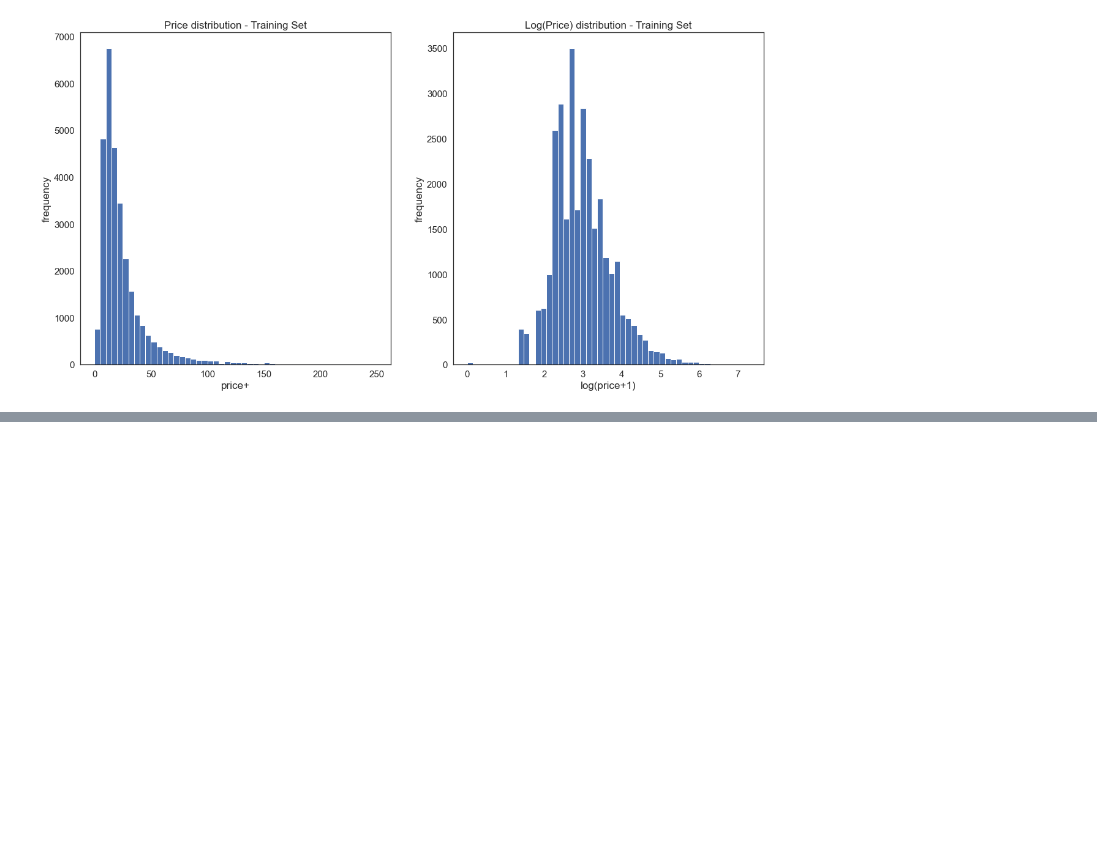
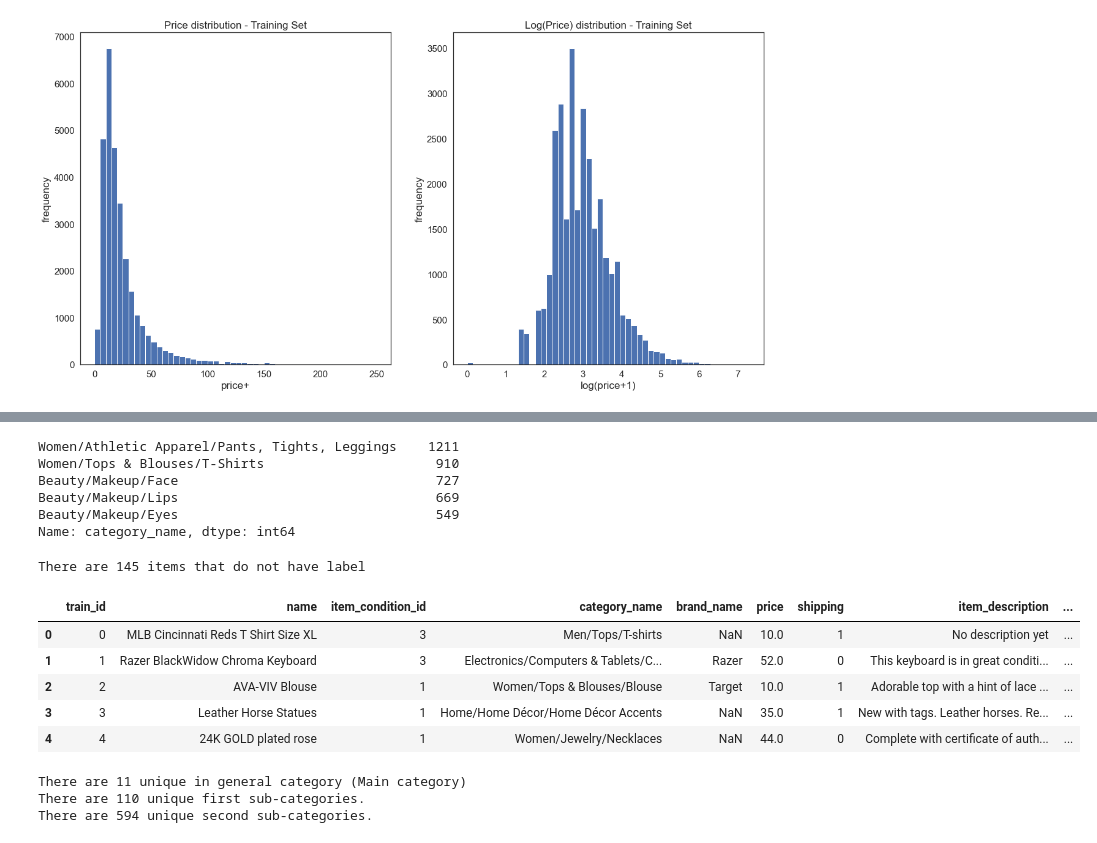
Before and after one commit to sukesh-reddy/Product-price-Prediction-NLP-kaggle-, a Jupyter notebook: scripts/python/PriceRecommendation.ipynb, the cells around one changed output, grey strips where cells are left out. Drawn from its saved outputs; the diff is of its cells as text; code cells hidden in the pictures; blank space fills up the shorter version.

```diff
--- a/scripts/python/PriceRecommendation.ipynb
+++ b/scripts/python/PriceRecommendation.ipynb
@@ -148,0 +203,14 @@ plt.show()
+# %%
+# Top 5 categories
+train['category_name'].value_counts().head(5)
+# %% [output]
+Women/Athletic Apparel/Pants, Tights, Leggings    1211
+Women/Tops & Blouses/T-Shirts                      910
+Beauty/Makeup/Face                                 727
+Beauty/Makeup/Lips                                 669
+Beauty/Makeup/Eyes                                 549
+Name: category_name, dtype: int64
+# %%
+print(f'There are {train.category_name.isnull().sum()} items that do not have label')
+# %% [output]
+There are 145 items that do not have label
@@ -148,0 +225,9 @@ plt.show()
+# %%
+train.head()
+# %% [output]
+|  | train_id | name | item_condition_id | category_name | brand_name | price | shipping | item_description | ... |
+| 0 | 0 | MLB Cincinnati Reds T Shirt Size XL | 3 | Men/Tops/T-shirts | NaN | 10.0 | 1 | No description yet | ... |
+| 1 | 1 | Razer BlackWidow Chroma Keyboard | 3 | Electronics/Computers & Tablets/C... | Razer | 52.0 | 0 | This keyboard is in great conditi... | ... |
+| 2 | 2 | AVA-VIV Blouse | 1 | Women/Tops & Blouses/Blouse | Target | 10.0 | 1 | Adorable top with a hint of lace ... | ... |
+| 3 | 3 | Leather Horse Statues | 1 | Home/Home Décor/Home Décor Accents | NaN | 35.0 | 1 | New with tags. Leather horses. Re... | ... |
+| 4 | 4 | 24K GOLD plated rose | 1 | Women/Jewelry/Necklaces | NaN | 44.0 | 0 | Complete with certificate of auth... | ... |
@@ -148,0 +238,8 @@ plt.show()
+# %%
+print("There are %d unique in general category (Main category)" % train['general_cat'].nunique())
+print("There are %d unique first sub-categories." % train['subcat_1'].nunique())
+print("There are %d unique second sub-categories." % train['subcat_2'].nunique())
+# %% [output]
+There are 11 unique in general category (Main category)
+There are 110 unique first sub-categories.
+There are 594 unique second sub-categories.
```
Also changed, not shown: parts of 26 cells of this notebook.
